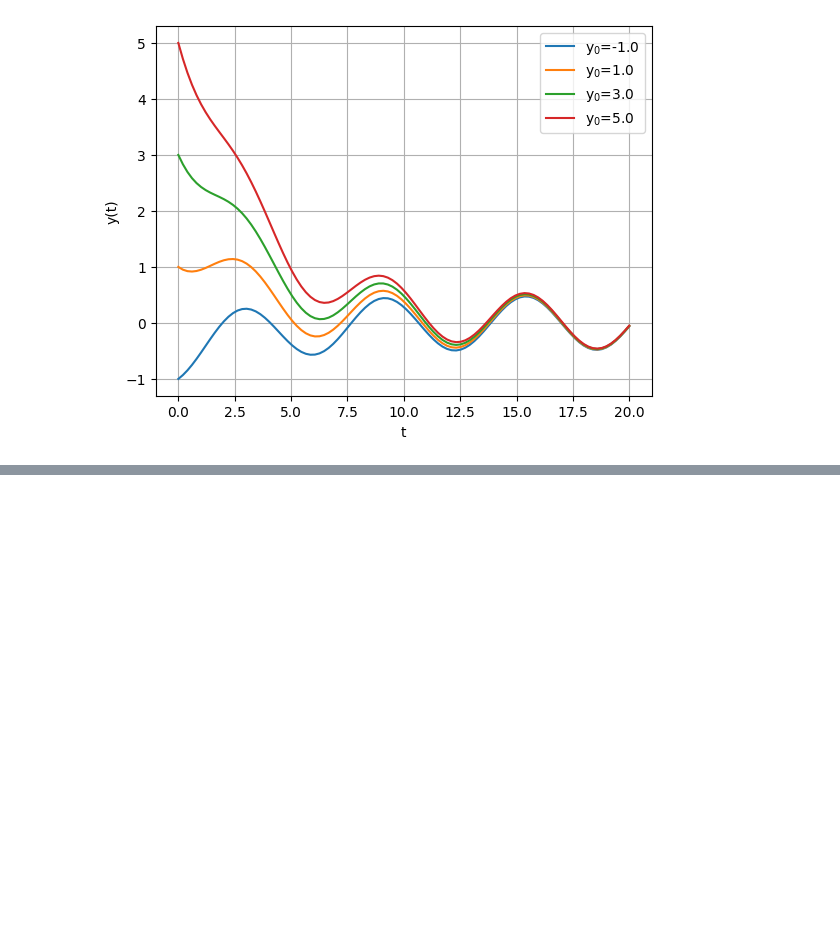
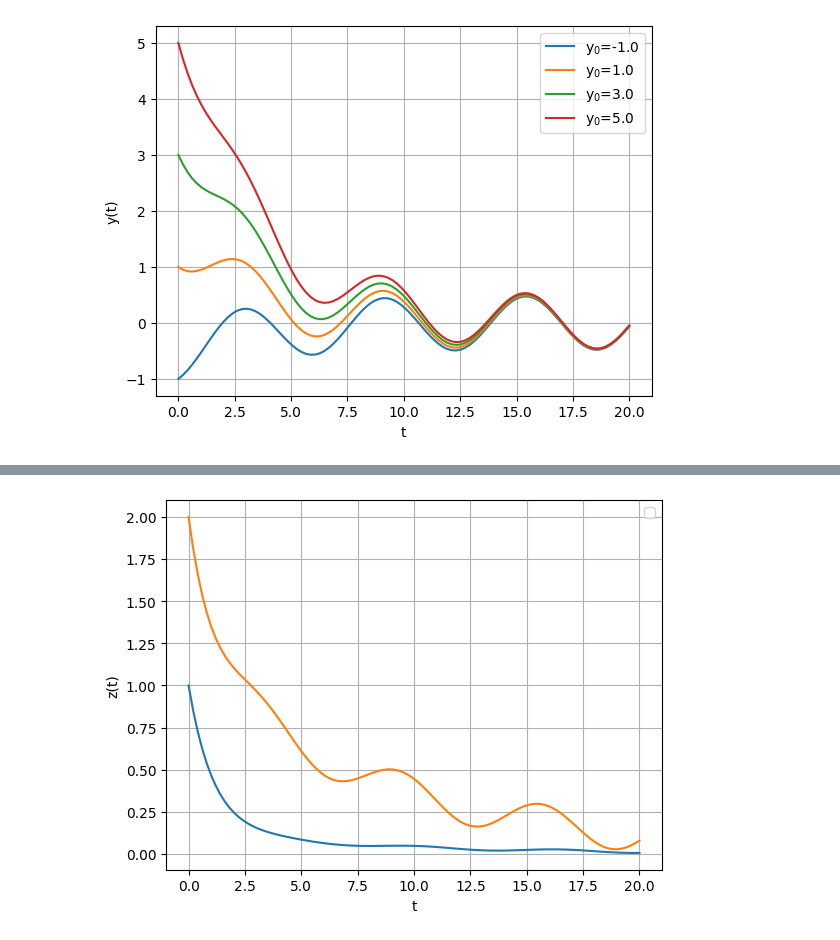
Before and after one commit to Felipe-Pinto/python_para_exatas, a Jupyter notebook: Função.ipynb, the cells around one changed output, grey strips where cells are left out. Drawn from its saved outputs; the diff is of its cells as text; code cells hidden in the pictures; blank space fills up the shorter version.

```diff
--- a/Função.ipynb
+++ b/Função.ipynb
@@ -45,0 +66,24 @@ plt.show()
+# %%
+# Função que retorna dz/dt
+def modelSys(z,t):
+  x,y = z
+  dxdt = k*y - x
+  dydt = -x + 0.1*np.sin(t)
+  return [dxdt,dydt]
+# %%
+# Condição Inicial
+z0 = [1,2]
+k = 0.1
+# %%
+# Resolução do sistema de EDO
+z = odeint(modelSys,z0,t)
+# %%
+# Gerar o gráfico
+plt.plot(t,z[:,0])
+plt.plot(t,z[:,1])
+plt.grid()
+plt.legend()
+plt.xlabel('t')
+plt.ylabel('z(t)')
+plt.show()
+# %% [output]
@@ -45,0 +91 @@ plt.show()
+[figure, added]
```
Also changed, not shown: parts of 3 cells of this notebook.
